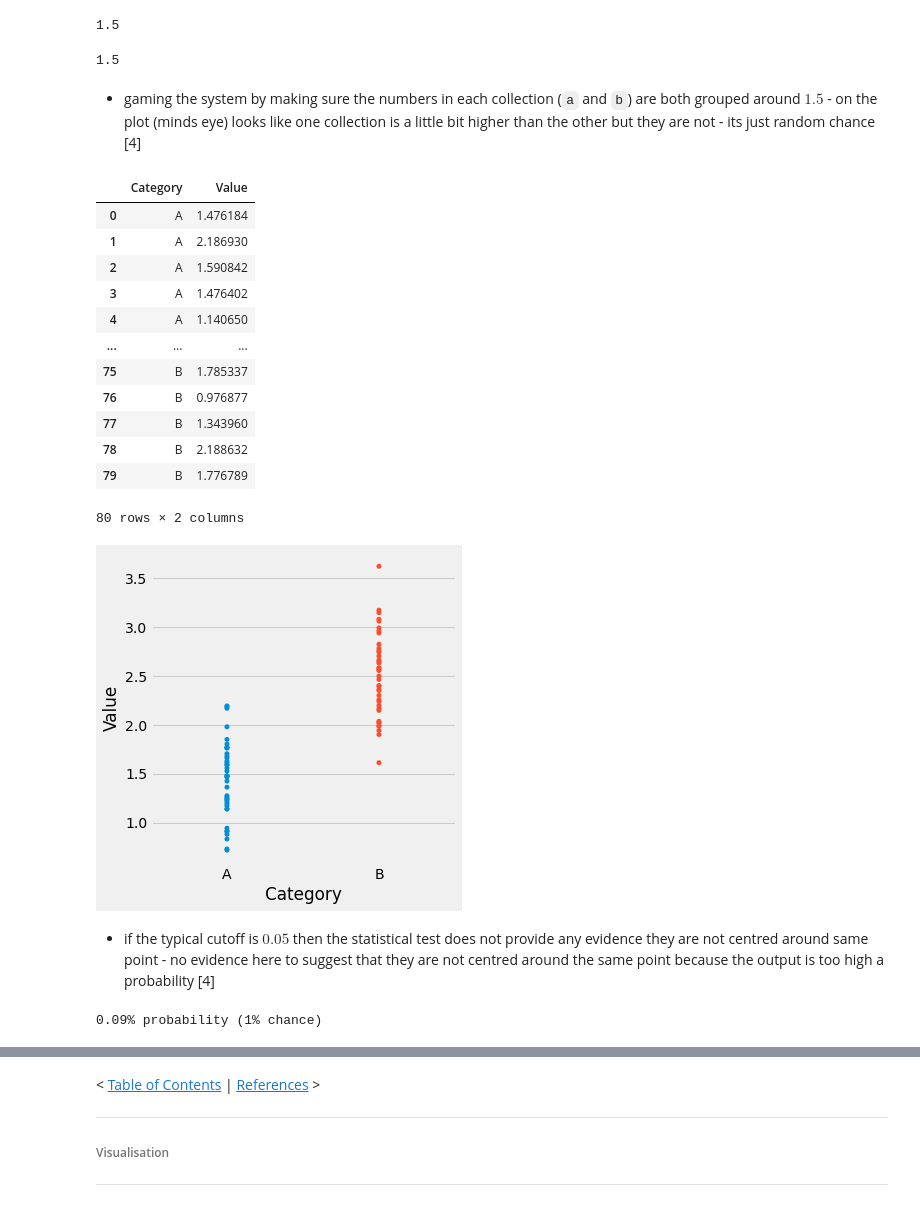
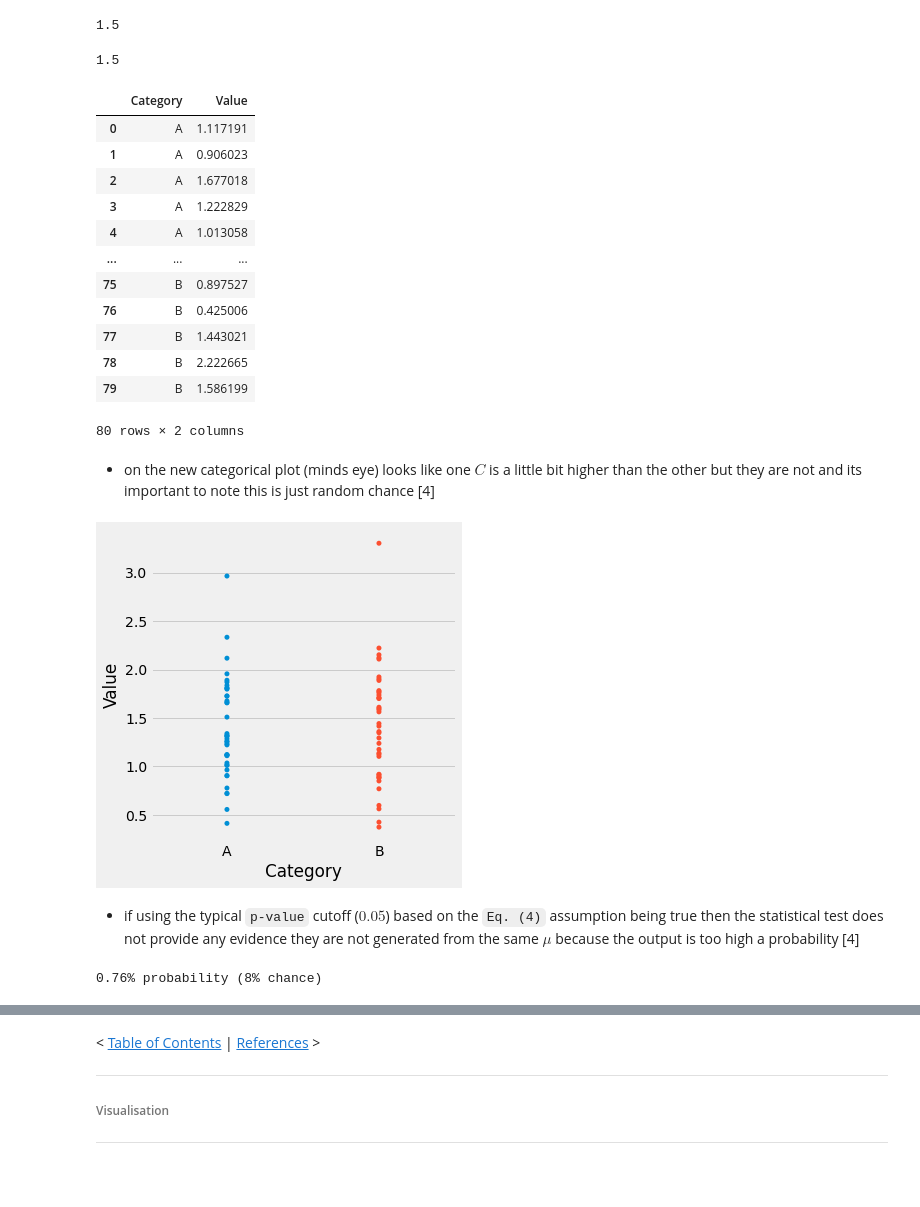
Before and after one commit to SeanOhAileasa/mls-scikit-learn-scipy-stats, a Jupyter notebook: scipy-stats.ipynb, the cells around one changed output, grey strips where cells are left out. Cells and saved outputs as stored; diff of their text form; code cells hidden in the pictures; blank space fills up the shorter version.

```diff
--- a/scipy-stats.ipynb
+++ b/scipy-stats.ipynb
@@ -721,13 +758,11 @@ m_a
 # %% [output]
 1.5
 # %%
-m_b=m_a
+m_b_same_m_a=m_a
-# %%
-m_b
-# %% [output]
-1.5
-# %% [markdown]
-- gaming the system by making sure the numbers in each collection (``a`` and ``b``) are both grouped around $1.5$ - on the plot (minds eye) looks like one collection is a little bit higher than the other but they are not - its just random chance [4]
+# %%
+m_b_same_m_a
+# %% [output]
+1.5
 # %%
-b_m_a=np.random.normal(loc=m_b,scale=s_b,size=N) # collection same mean
+b_m_a=np.random.normal(loc=m_b_same_m_a,scale=s_b,size=N) # collection same mean
 # %%
@@ -736,26 +771,28 @@ df_b_m_a=pd.DataFrame(data={"Category":["A"]*len(a)+["B"]*len(b_m_a),"Value":np.
 df_b_m_a
 # %% [output]
 |  | Category | Value |
-| 0 | A | 1.476184 |
-| 1 | A | 2.186930 |
-| 2 | A | 1.590842 |
-| 3 | A | 1.476402 |
-| 4 | A | 1.140650 |
+| 0 | A | 1.117191 |
+| 1 | A | 0.906023 |
+| 2 | A | 1.677018 |
+| 3 | A | 1.222829 |
+| 4 | A | 1.013058 |
 | ... | ... | ... |
-| 75 | B | 1.785337 |
-| 76 | B | 0.976877 |
-| 77 | B | 1.343960 |
-| 78 | B | 2.188632 |
-| 79 | B | 1.776789 |
+| 75 | B | 0.897527 |
+| 76 | B | 0.425006 |
+| 77 | B | 1.443021 |
+| 78 | B | 2.222665 |
+| 79 | B | 1.586199 |
 80 rows × 2 columns
+# %% [markdown]
+- on the new categorical plot (minds eye) looks like one $C$ is a little bit higher than the other but they are not and its important to note this is just random chance [4]
 # %%
-sns.catplot(x="Category",y="Value",jitter=False,data=df);
+sns.catplot(x="Category",y="Value",jitter=False,data=df_b_m_a);
 # %% [output]
-[figure, old version]
+[figure, new version]
 # %% [markdown]
-- if the typical cutoff is $0.05$ then the statistical test does not provide any evidence they are not centred around same point - no evidence here to suggest that they are not centred around the same point because the output is too high a probability [4]
+- if using the typical ``p-value`` cutoff ($0.05$) based on the ``Eq. (4)`` assumption being true then the statistical test does not provide any evidence they are not generated from the same $\mu$ because the output is too high a probability [4]
 # %%
 t_ss,p_ss=ss.ttest_ind(a=a,b=b_m_a)
 print(f"{p_ss:0.2f}% probability ({p_ss*10:.0f}% chance)") # typical cutoff 0.05
 # %% [output]
-0.09% probability (1% chance)
+0.76% probability (8% chance)
```
Also changed, not shown: parts of 221 cells of this notebook, 1 other file.
